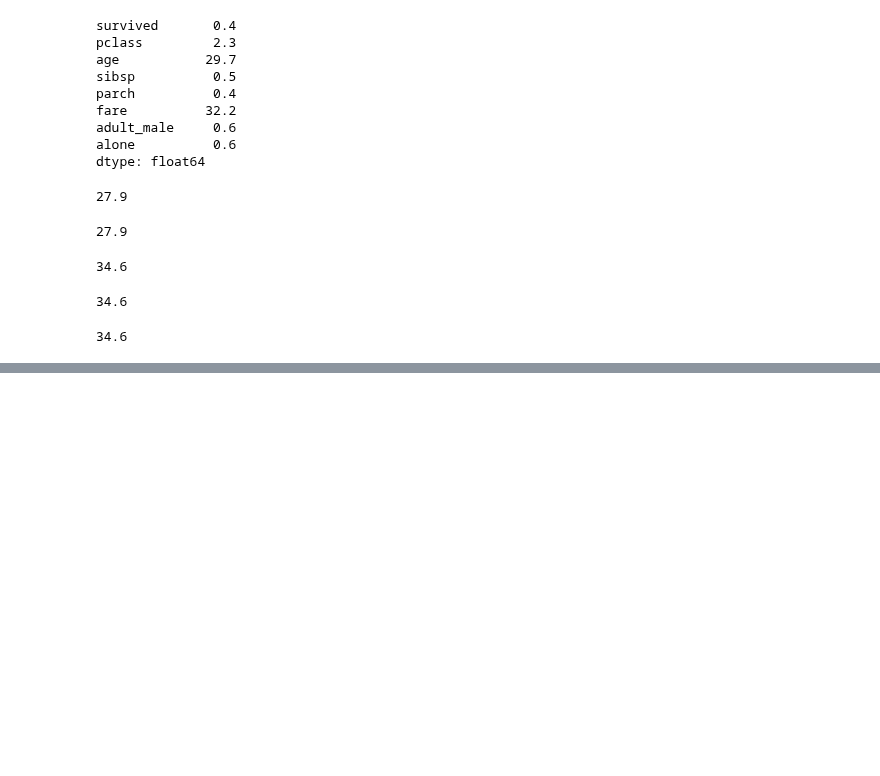
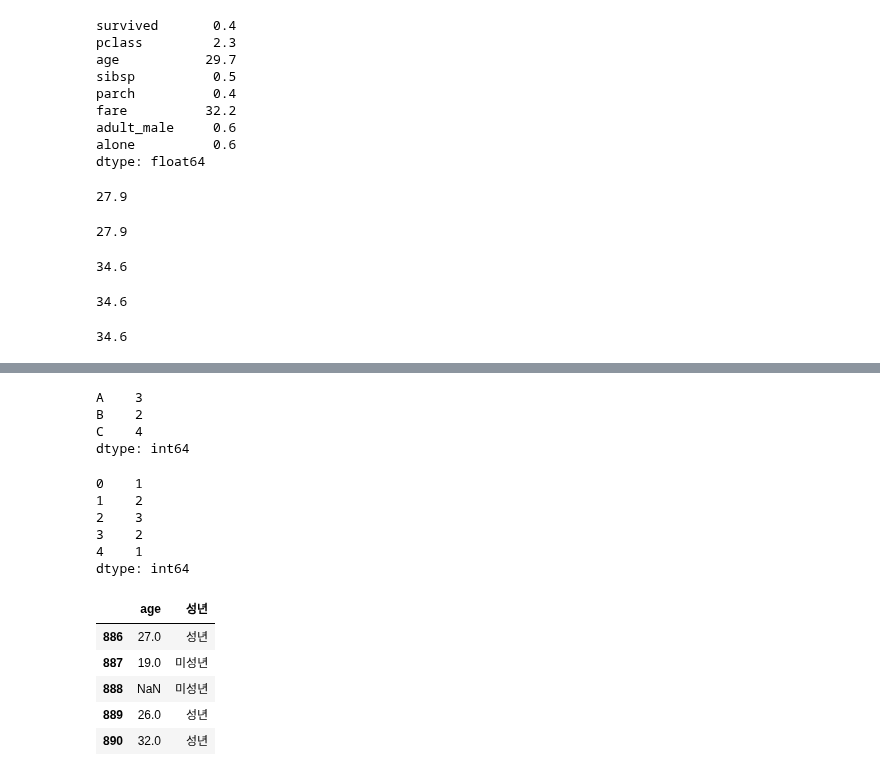
Before and after one commit to rubinkim/machine_learning_07_2022, a Jupyter notebook: 02_pandas/05_데이터조작.ipynb, the cells around one changed output, grey strips where cells are left out. Drawn from its saved outputs; the diff is of its cells as text; code cells hidden in the pictures; blank space fills up the shorter version.

```diff
--- a/02_pandas/05_데이터조작.ipynb
+++ b/02_pandas/05_데이터조작.ipynb
@@ -343,0 +358,26 @@ titanic.groupby(by=['class','sex']).age.mean().round(1).loc['First', 'female']
+# %%
+df3.apply(lambda x : x.max() - x.min(), axis=0)
+# %% [output]
+A    3
+B    2
+C    4
+dtype: int64
+# %%
+df3.apply(lambda x : x.max() - x.min(), axis=1)
+# %% [output]
+0    1
+1    2
+2    3
+3    2
+4    1
+dtype: int64
+# %%
+titanic['성년'] = titanic.apply(lambda x : '성년' if x.age >= 20 else '미성년', axis=1)
+titanic[['age', '성년']].tail()
+# %% [output]
+|  | age | 성년 |
+| 886 | 27.0 | 성년 |
+| 887 | 19.0 | 미성년 |
+| 888 | NaN | 미성년 |
+| 889 | 26.0 | 성년 |
+| 890 | 32.0 | 성년 |
```
Also changed, not shown: parts of 2 cells of this notebook.
